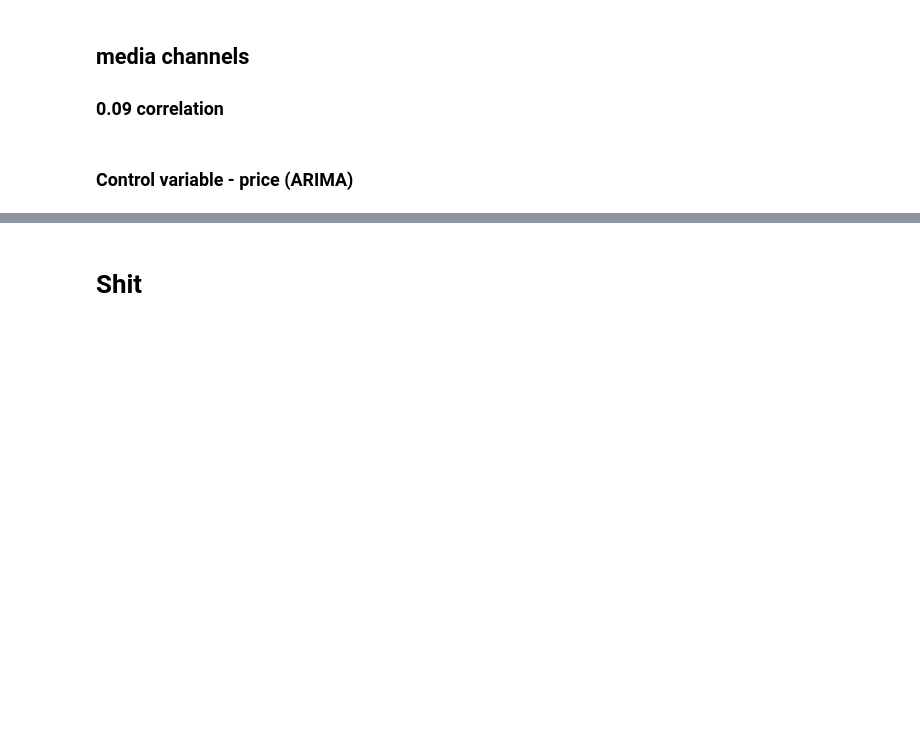
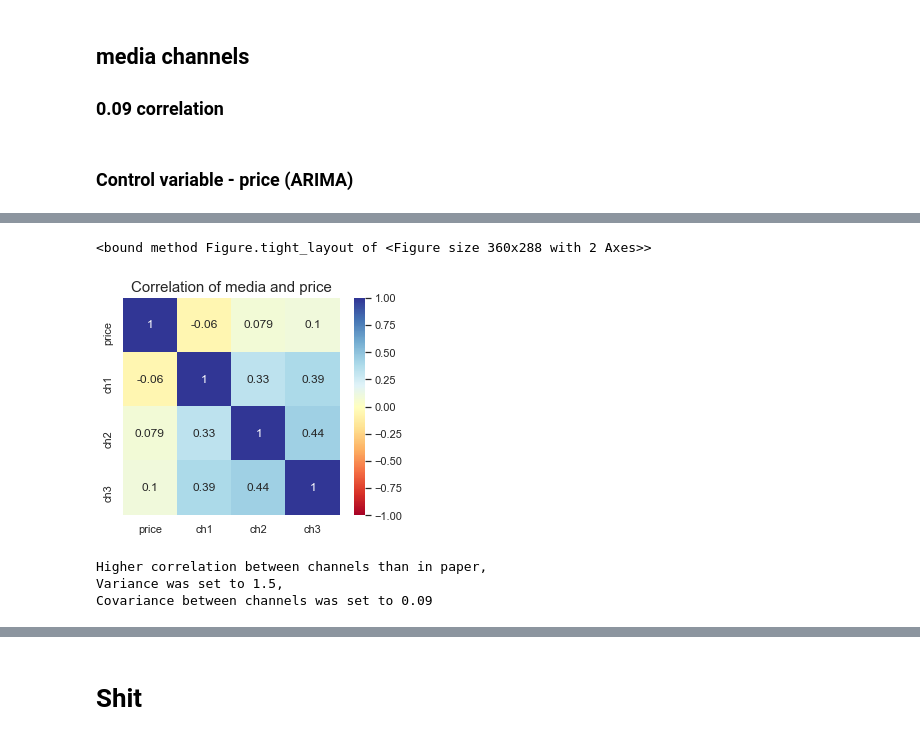
Before and after one commit to Amirgav-zz/mmm_ag, a Jupyter notebook: data_simulation.ipynb, the cells around one changed output, grey strips where cells are left out. Cells and saved outputs as stored; diff of their text form; code cells hidden in the pictures; blank space fills up the shorter version.

```diff
--- a/data_simulation.ipynb
+++ b/data_simulation.ipynb
@@ -149,0 +155,6 @@ price = arima.arma_generate_sample(ar, ma, duration)
+# %%
+dates = np.expand_dims(time,axis=1)
+df = (pd.DataFrame(data=np.hstack((dates, media_ch1, media_ch2, media_ch3, price)),
+      columns=['date','ch1','ch2','ch3','price']))
+print(df.shape)
+df.head(2)
@@ -216,0 +235,19 @@ fig.tight_layout()
+# %%
+import seaborn as sns
+
+f, ax = plt.subplots(figsize=(5, 4))
+corr = df[['price', 'ch1','ch2','ch3']].corr()
+# sns.set(font_scale=1)
+sns.heatmap(corr, mask=np.zeros_like(corr, dtype=np.bool), cmap='RdYlBu',
+            square=True, ax=ax, annot=True, vmin=-1, vmax=1)
+ax.set_title('Correlation of media and price', fontsize=15)
+f.tight_layout
+# %% [output]
+<bound method Figure.tight_layout of <Figure size 360x288 with 2 Axes>>
+[figure, added]
+# %%
+print(f"Higher correlation between channels than in paper,\nVariance was set to {mvn_sig},\nCovariance between channels was set to {mvn_cor}")
+# %% [output]
+Higher correlation between channels than in paper,
+Variance was set to 1.5,
+Covariance between channels was set to 0.09
```
Also changed, not shown: parts of 24 cells of this notebook, 1 other file.
